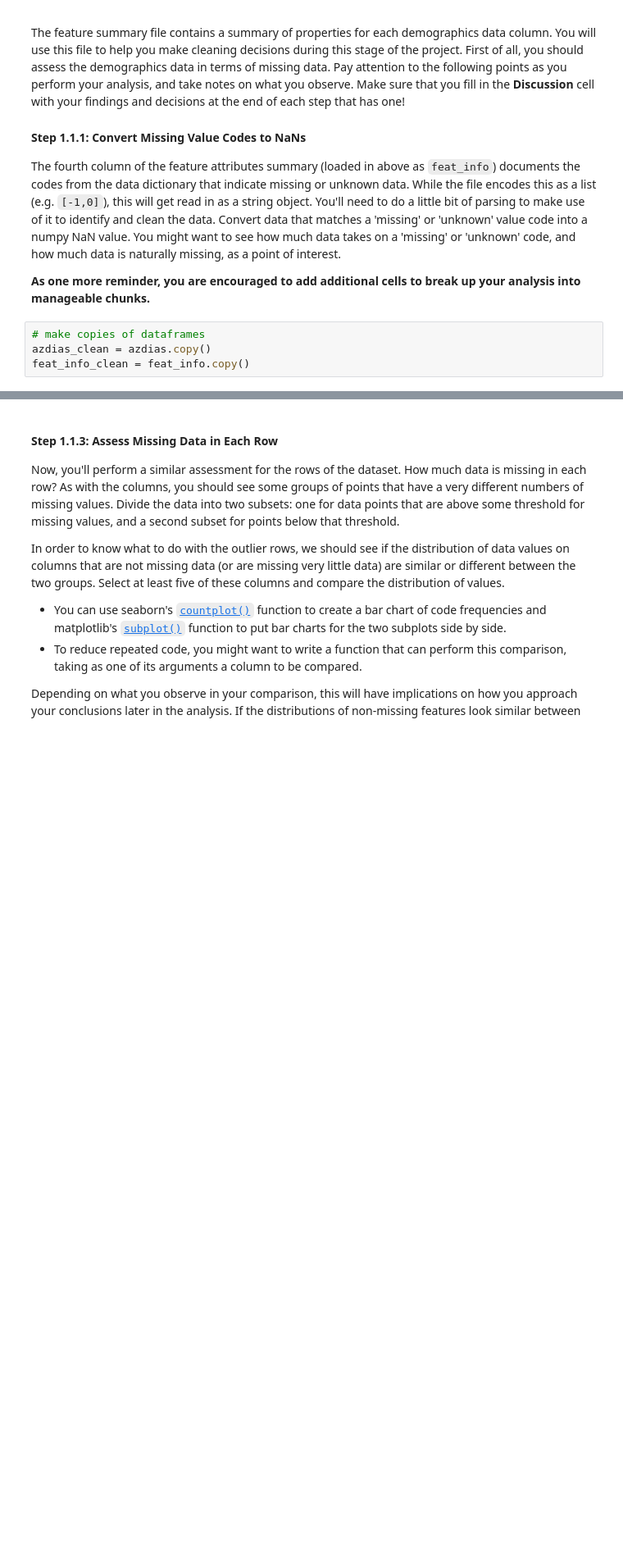
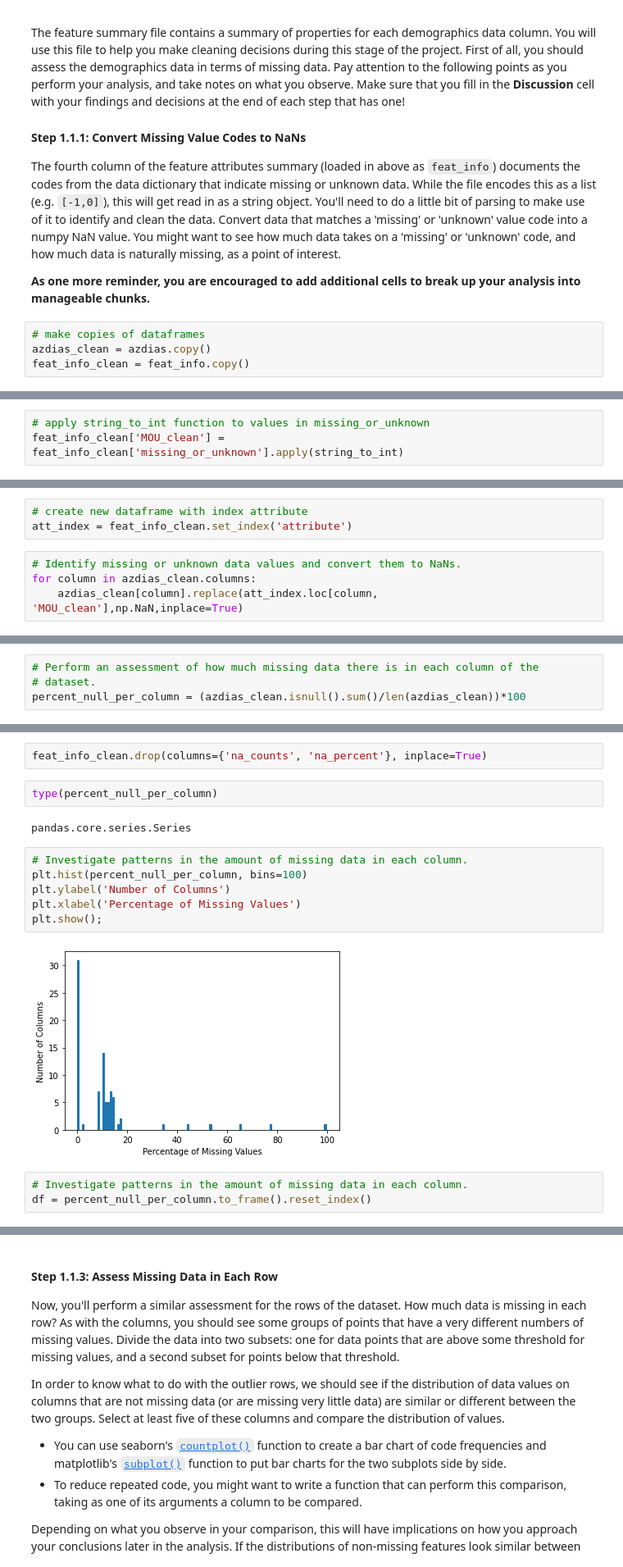
Before and after one commit to jungbuck1/Creating-Customer-Segments, a Jupyter notebook: Identify_Customer_Segments-Copy1.ipynb, the cells around one changed output, grey strips where cells are left out. Shown at 82% size. Saved outputs shown, nothing was run; the diff lists cells and outputs as text; blank space fills up the shorter version.

Commit message:
Updating files
More preprocessing including working with categorical data

```diff
--- a/Identify_Customer_Segments-Copy1.ipynb
+++ b/Identify_Customer_Segments-Copy1.ipynb
@@ -155,0 +146,3 @@ feat_info_clean.missing_or_unknown[57]
+# %%
+# apply string_to_int function to values in missing_or_unknown
+feat_info_clean['MOU_clean'] = feat_info_clean['missing_or_unknown'].apply(string_to_int)
@@ -155,0 +159,7 @@ feat_info_clean.missing_or_unknown[57]
+# %%
+# create new dataframe with index attribute
+att_index = feat_info_clean.set_index('attribute')
+# %%
+# Identify missing or unknown data values and convert them to NaNs.
+for column in azdias_clean.columns:
+    azdias_clean[column].replace(att_index.loc[column, 'MOU_clean'],np.NaN,inplace=True)
@@ -155,0 +206,4 @@ feat_info_clean.missing_or_unknown[57]
+# %%
+# Perform an assessment of how much missing data there is in each column of the
+# dataset.
+percent_null_per_column = (azdias_clean.isnull().sum()/len(azdias_clean))*100
@@ -155,0 +219,17 @@ feat_info_clean.missing_or_unknown[57]
+# %%
+feat_info_clean.drop(columns={'na_counts', 'na_percent'}, inplace=True)
+# %%
+type(percent_null_per_column)
+# %% [output]
+pandas.core.series.Series
+# %%
+# Investigate patterns in the amount of missing data in each column.
+plt.hist(percent_null_per_column, bins=100)
+plt.ylabel('Number of Columns')
+plt.xlabel('Percentage of Missing Values')
+plt.show();
+# %% [output]
+[figure, added]
+# %%
+# Investigate patterns in the amount of missing data in each column.
+df = percent_null_per_column.to_frame().reset_index()
```
Also changed, not shown: parts of 68 cells of this notebook.
